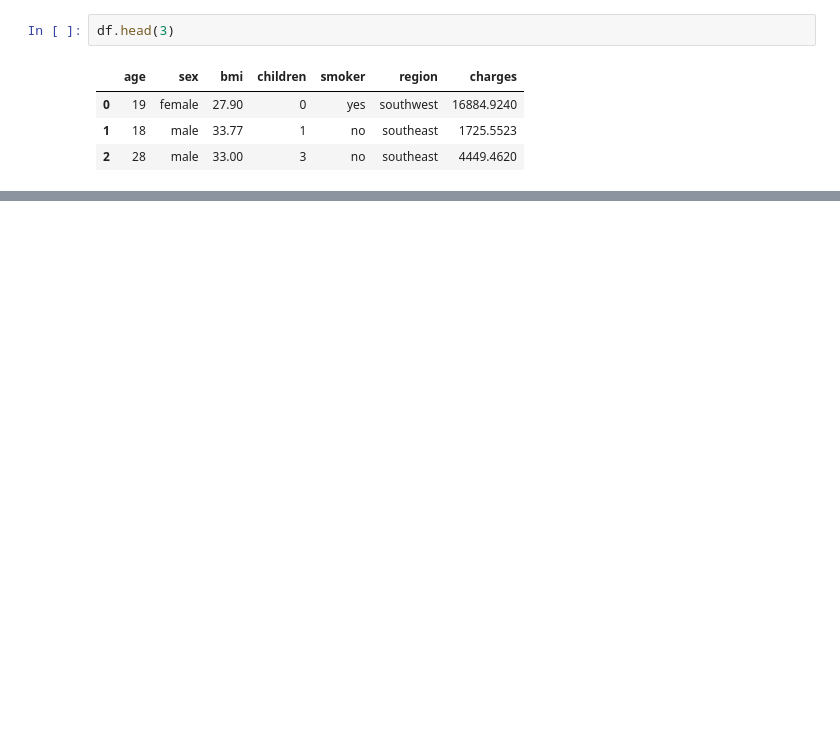
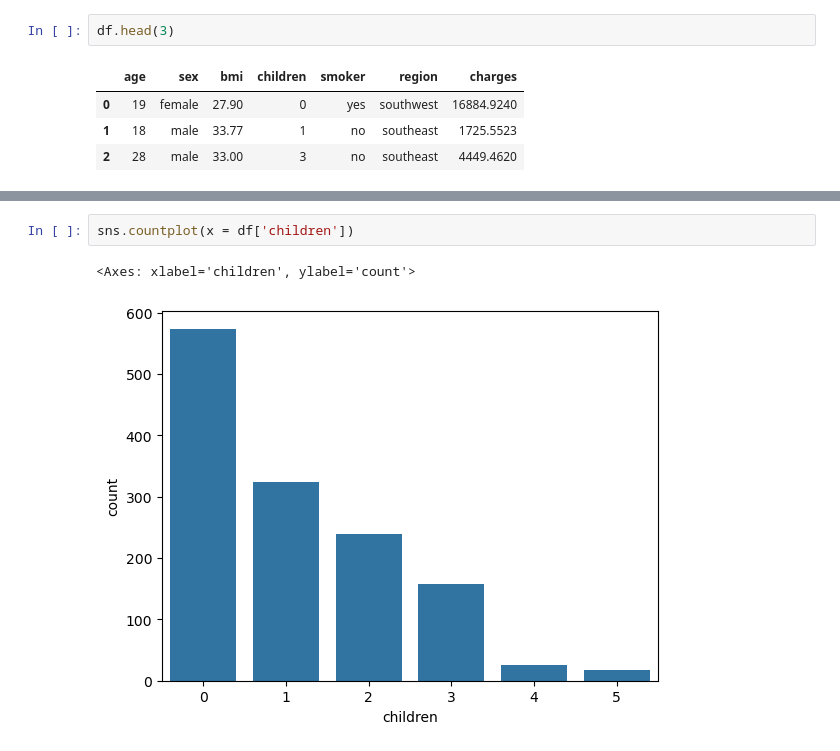
Before and after one commit to Dhananjay787500/Brainstorm-Bytes, a Jupyter notebook: Insurance_EDA.ipynb, the cells around one changed output, grey strips where cells are left out. Drawn from its saved outputs; the diff is of its cells as text; blank space fills up the shorter version.

```diff
--- a/Insurance_EDA.ipynb
+++ b/Insurance_EDA.ipynb
@@ -68,0 +79,5 @@ Name: bmi, Length: 1338, dtype: float64>
+# %%
+sns.countplot(x = df['children'])
+# %% [output]
+<Axes: xlabel='children', ylabel='count'>
+[figure, added]
```
Also changed, not shown: parts of 24 cells of this notebook, 1 other file.
